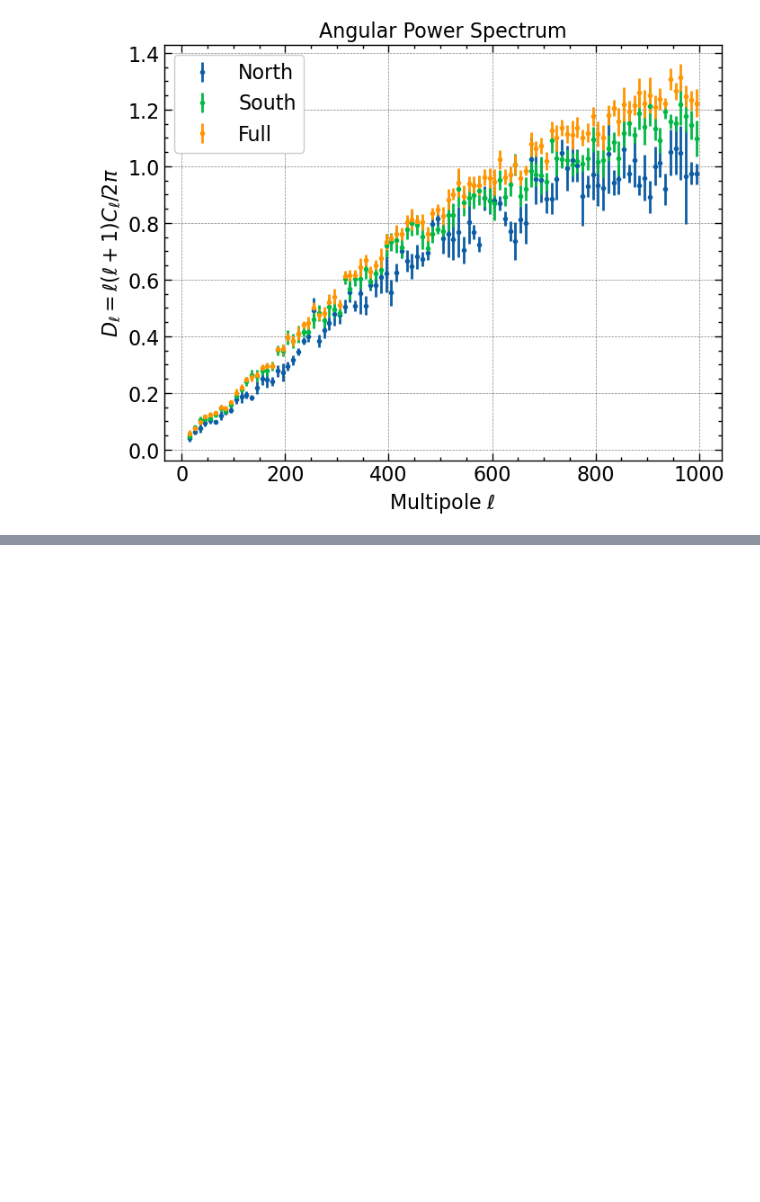
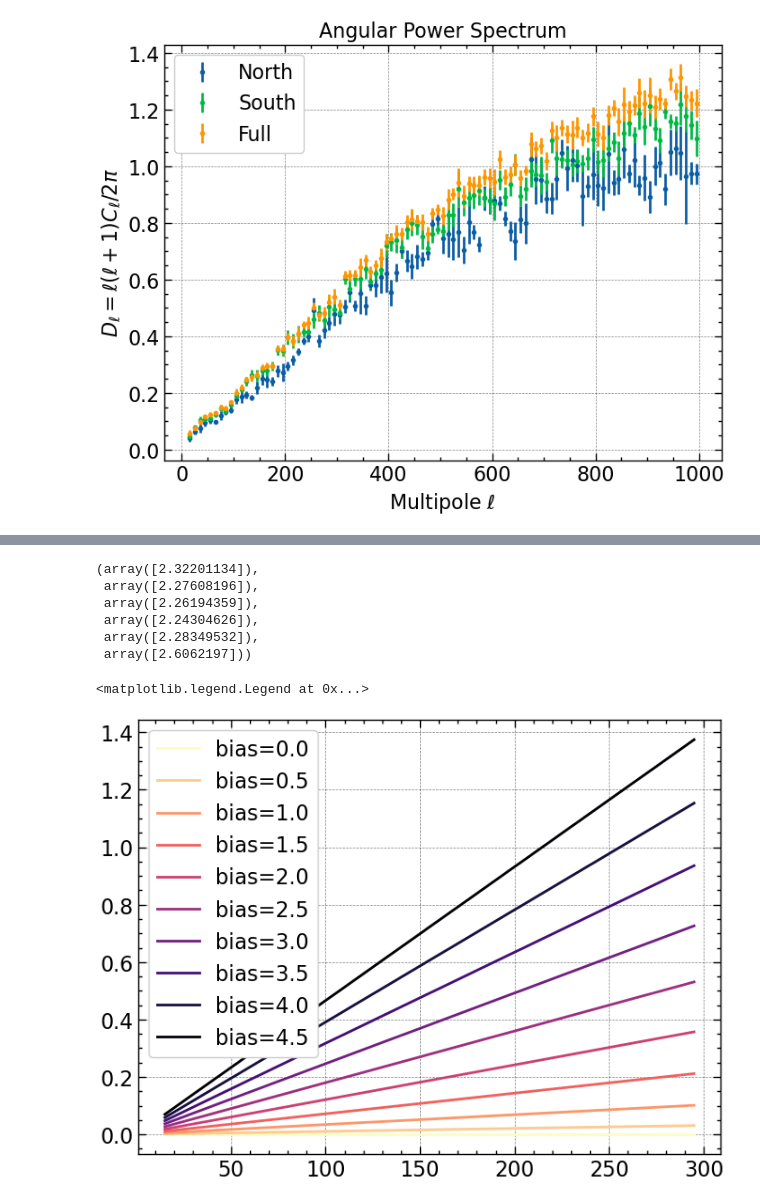
Before and after one commit to Shin107/DESILegacy-PECVEL, a Jupyter notebook: notebooks/CL_clean.ipynb, the cells around one changed output, grey strips where cells are left out. Saved outputs shown, nothing was run; the diff lists cells and outputs as text; code cells hidden in the pictures; blank space fills up the shorter version.

```diff
--- a/notebooks/CL_clean.ipynb
+++ b/notebooks/CL_clean.ipynb
@@ -235,0 +337,18 @@ plt.legend()
+# %%
+popt_0_04, popt_0_03, popt_0_0234, popt_0_01,poptn, popt_min_0_04
+# %% [output]
+(array([2.32201134]),
+ array([2.27608196]),
+ array([2.26194359]),
+ array([2.24304626]),
+ array([2.28349532]),
+ array([2.6062197]))
+# %%
+colors = plt.cm.magma_r(np.linspace(0, 1, 10))
+
+for i in range(10):
+    plt.plot(bin_north[bin_north<300],dll(i*0.5,bin_north[bin_north<300] ), color=colors[i],label=f'bias={i*0.5}')
+plt.legend()
+# %% [output]
+<matplotlib.legend.Legend at 0x...>
+[figure, added]
```
Also changed, not shown: parts of 14 cells of this notebook, 1 other file.
